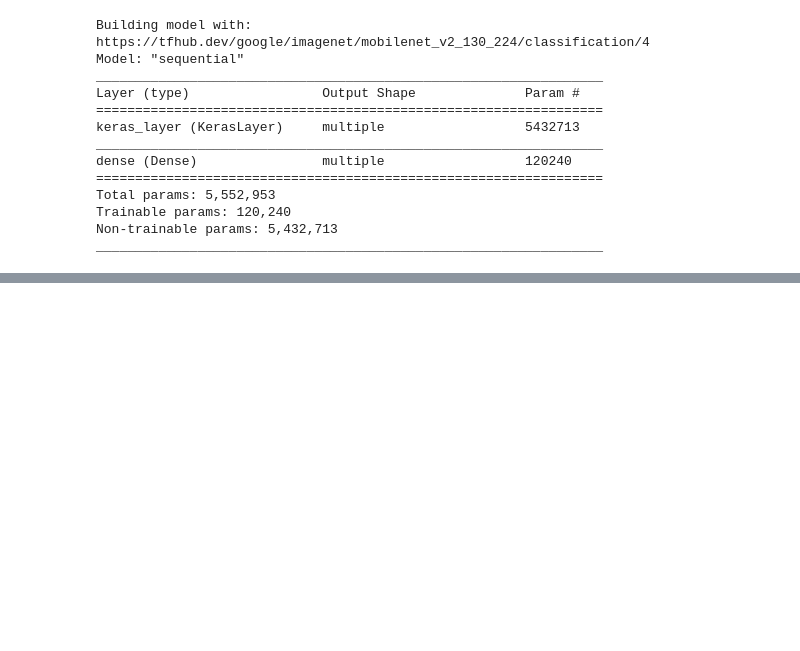
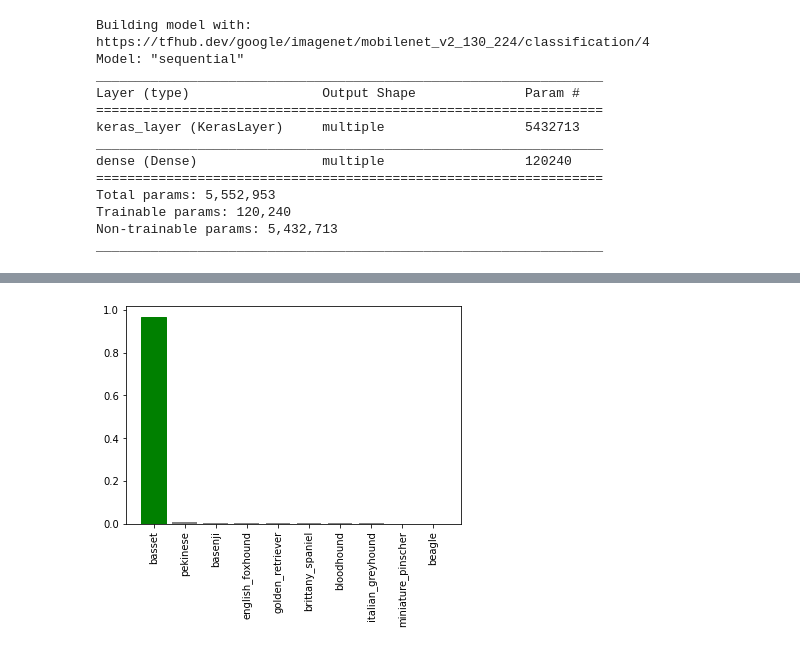
Before and after one commit to trueTRYtre3/Dog-Breed-Identification, a Jupyter notebook: dog_spotter.ipynb, the cells around one changed output, grey strips where cells are left out. Drawn from its saved outputs; the diff is of its cells as text; code cells hidden in the pictures; blank space fills up the shorter version.

```diff
--- a/dog_spotter.ipynb
+++ b/dog_spotter.ipynb
@@ -464,0 +494,2 @@ _________________________________________________________________
+# %%
+NUM_EPOCHS = 100 #@param {type: 'slider', min: 10, max: 100, step: 10}
@@ -464,0 +566,11 @@ _________________________________________________________________
+# %%
+# Turn prediction probabilites into their respective label
+def prediction_label(prediction_prob):
+  """
+  Turns an array of prediction probabilities into a label
+  """
+  return unique_breeds[np.argmax(prediction_prob)]
+
+# Get predicted label based on an array of prediction probabilites
+pred_label = prediction_label(predictions[0])
+pred_label
@@ -464,0 +649,34 @@ _________________________________________________________________
+# %%
+# Function to view top 10 predictions
+def plot_10_prediction(prediction_probabilites, labels, n = 1):
+  """
+  Plus the top 10 highest prediction confidences along with true labels for sample n
+  """
+
+  pred_prob, true_labels = prediction_probabilites[n], labels[n]
+
+  # Get predicted label
+  pred_label = prediction_label(pred_prob)
+
+  # View top 10 prediction confidence indexes
+  top_pred_indexes = pred_prob.argsort()[-10:][::-1]
+
+  # Find top 10 prediction confidence values
+  top_pred_values = pred_prob[top_pred_indexes]
+
+  # Find top 10 prediction labels
+  top_pred_labels = unique_breeds[top_pred_indexes]
+
+  # Plot
+  top_plot = plt.bar(np.arange(len(top_pred_labels)), top_pred_values, color = 'grey')
+  plt.xticks(np.arange(len(top_pred_labels)), labels = top_pred_labels, rotation = 'vertical')
+
+  # Changle color of true label
+  if np.isin(true_labels, top_pred_labels):
+    top_plot[np.argmax(top_pred_labels == true_labels)].set_color('green')
+  else:
+    pass
+# %%
+plot_10_prediction(prediction_probabilites = predictions, labels = val_labels, n = 2)
+# %% [output]
+[figure, added]
```
Also changed, not shown: parts of 61 cells of this notebook.
